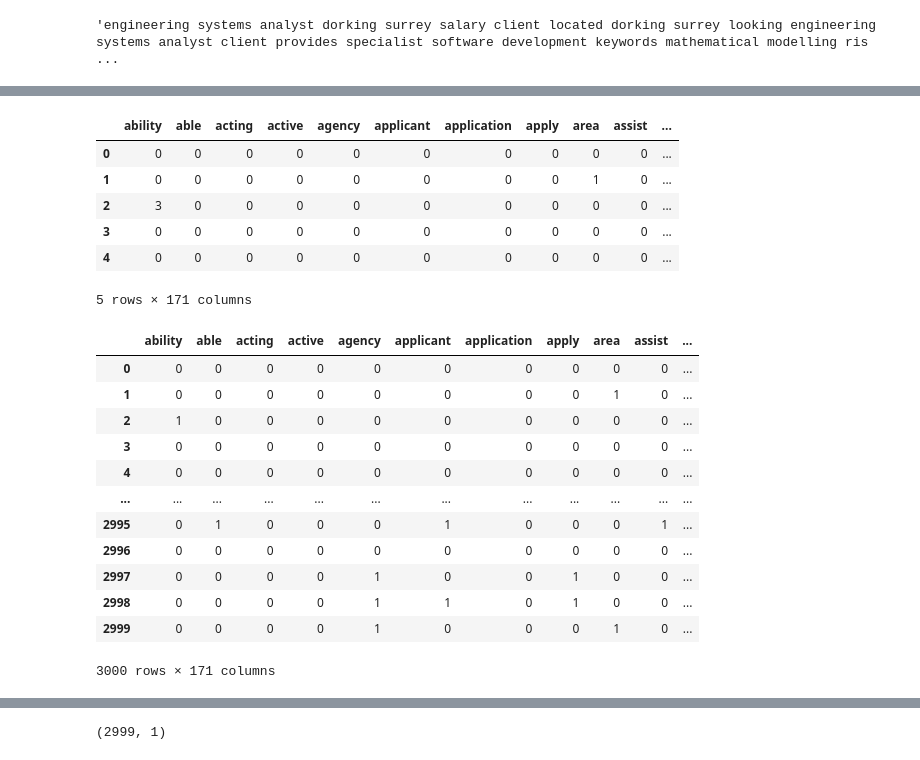
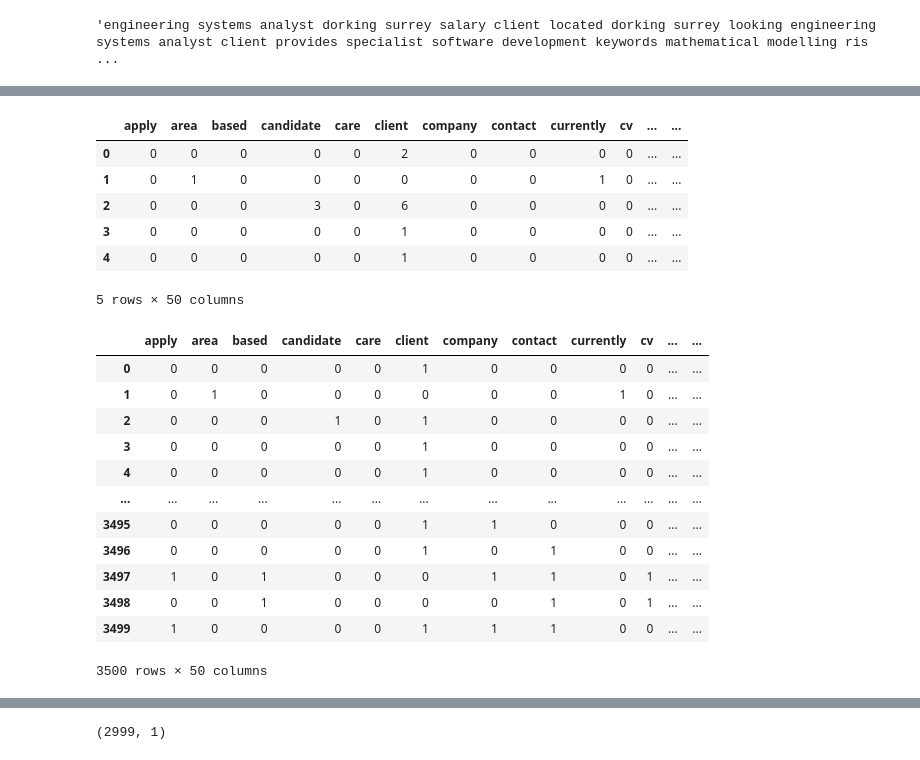
Before and after one commit to justinm329/Job_salary_prediction_2, a Jupyter notebook: Main_2.ipynb, the cells around one changed output, grey strips where cells are left out. Saved outputs shown, nothing was run; the diff lists cells and outputs as text; code cells hidden in the pictures.

```diff
--- a/Main_2.ipynb
+++ b/Main_2.ipynb
@@ -9,7 +9,7 @@ pwd
 # %% [output]
 'C:\\Users\\Justi\\Bootcamp Course Work\\Github\\Job_salary_prediction_2'
 # %%
-file_path = "Data/Train_rev1.csv"
+file_path = "../Data/Train_rev1.csv"
 df = pd.read_csv(file_path)
 df.head()
 # %% [output]
@@ -110,7 +110,7 @@ len(new_df)
 # %% [output]
 244767
 # %%
-sliced_df = new_df.loc[:3000, :]
+sliced_df = new_df.loc[:4000, :]
 # %%
 from nltk.corpus import stopwords
 from nltk.tokenize import word_tokenize, sent_tokenize
@@ -182,15 +182,15 @@ See the caveats in the documentation: https://pandas.pydata.org/pandas-docs/stab
 # %%
 # Calculating the COUNT for the working corpus.
 from sklearn.feature_extraction.text import CountVectorizer
-vectorizer = CountVectorizer(stop_words="english",min_df=.10)
+vectorizer = CountVectorizer(stop_words="english",min_df=.25)
 count_vectorizer = vectorizer.fit_transform(sliced_df["CleanDescription"])
 words_df = pd.DataFrame(count_vectorizer.toarray(), columns=vectorizer.get_feature_names())
 words_df.head()
 # %% [output]
-|  | ability | able | acting | active | agency | applicant | application | apply | area | assist | ... |
-| 0 | 0 | 0 | 0 | 0 | 0 | 0 | 0 | 0 | 0 | 0 | ... |
-| 1 | 0 | 0 | 0 | 0 | 0 | 0 | 0 | 0 | 1 | 0 | ... |
-| 2 | 3 | 0 | 0 | 0 | 0 | 0 | 0 | 0 | 0 | 0 | ... |
-| 3 | 0 | 0 | 0 | 0 | 0 | 0 | 0 | 0 | 0 | 0 | ... |
-| 4 | 0 | 0 | 0 | 0 | 0 | 0 | 0 | 0 | 0 | 0 | ... |
+|  | apply | area | based | candidate | care | client | company | contact | currently | cv | ... | ... |
+| 0 | 0 | 0 | 0 | 0 | 0 | 2 | 0 | 0 | 0 | 0 | ... | ... |
+| 1 | 0 | 1 | 0 | 0 | 0 | 0 | 0 | 0 | 1 | 0 | ... | ... |
+| 2 | 0 | 0 | 0 | 3 | 0 | 6 | 0 | 0 | 0 | 0 | ... | ... |
+| 3 | 0 | 0 | 0 | 0 | 0 | 1 | 0 | 0 | 0 | 0 | ... | ... |
+| 4 | 0 | 0 | 0 | 0 | 0 | 1 | 0 | 0 | 0 | 0 | ... | ... |
-5 rows × 171 columns
+5 rows × 50 columns
@@ -201,19 +199,19 @@ filtered_df_2 = words_df.replace(list(range(1,100)),1)
 # %%
 filtered_df_2
 # %% [output]
-|  | ability | able | acting | active | agency | applicant | application | apply | area | assist | ... |
-| 0 | 0 | 0 | 0 | 0 | 0 | 0 | 0 | 0 | 0 | 0 | ... |
-| 1 | 0 | 0 | 0 | 0 | 0 | 0 | 0 | 0 | 1 | 0 | ... |
-| 2 | 1 | 0 | 0 | 0 | 0 | 0 | 0 | 0 | 0 | 0 | ... |
-| 3 | 0 | 0 | 0 | 0 | 0 | 0 | 0 | 0 | 0 | 0 | ... |
-| 4 | 0 | 0 | 0 | 0 | 0 | 0 | 0 | 0 | 0 | 0 | ... |
-| ... | ... | ... | ... | ... | ... | ... | ... | ... | ... | ... | ... |
-| 2995 | 0 | 1 | 0 | 0 | 0 | 1 | 0 | 0 | 0 | 1 | ... |
-| 2996 | 0 | 0 | 0 | 0 | 0 | 0 | 0 | 0 | 0 | 0 | ... |
-| 2997 | 0 | 0 | 0 | 0 | 1 | 0 | 0 | 1 | 0 | 0 | ... |
-| 2998 | 0 | 0 | 0 | 0 | 1 | 1 | 0 | 1 | 0 | 0 | ... |
-| 2999 | 0 | 0 | 0 | 0 | 1 | 0 | 0 | 0 | 1 | 0 | ... |
+|  | apply | area | based | candidate | care | client | company | contact | currently | cv | ... | ... |
+| 0 | 0 | 0 | 0 | 0 | 0 | 1 | 0 | 0 | 0 | 0 | ... | ... |
+| 1 | 0 | 1 | 0 | 0 | 0 | 0 | 0 | 0 | 1 | 0 | ... | ... |
+| 2 | 0 | 0 | 0 | 1 | 0 | 1 | 0 | 0 | 0 | 0 | ... | ... |
+| 3 | 0 | 0 | 0 | 0 | 0 | 1 | 0 | 0 | 0 | 0 | ... | ... |
+| 4 | 0 | 0 | 0 | 0 | 0 | 1 | 0 | 0 | 0 | 0 | ... | ... |
+| ... | ... | ... | ... | ... | ... | ... | ... | ... | ... | ... | ... | ... |
+| 3495 | 0 | 0 | 0 | 0 | 0 | 1 | 1 | 0 | 0 | 0 | ... | ... |
+| 3496 | 0 | 0 | 0 | 0 | 0 | 1 | 0 | 1 | 0 | 0 | ... | ... |
+| 3497 | 1 | 0 | 1 | 0 | 0 | 0 | 1 | 1 | 0 | 1 | ... | ... |
+| 3498 | 0 | 0 | 1 | 0 | 0 | 0 | 0 | 1 | 0 | 1 | ... | ... |
+| 3499 | 1 | 0 | 0 | 0 | 0 | 1 | 1 | 1 | 0 | 0 | ... | ... |
-3000 rows × 171 columns
+3500 rows × 50 columns
 # %%
 # Now set the vectorizer on the CleanDescription column and store it in a new variable
 #tf_idf_2 = vectorizer.fit_transform(sliced_df['CleanDescription'])
```
Also changed, not shown: parts of 16 cells of this notebook, 1 other file.
